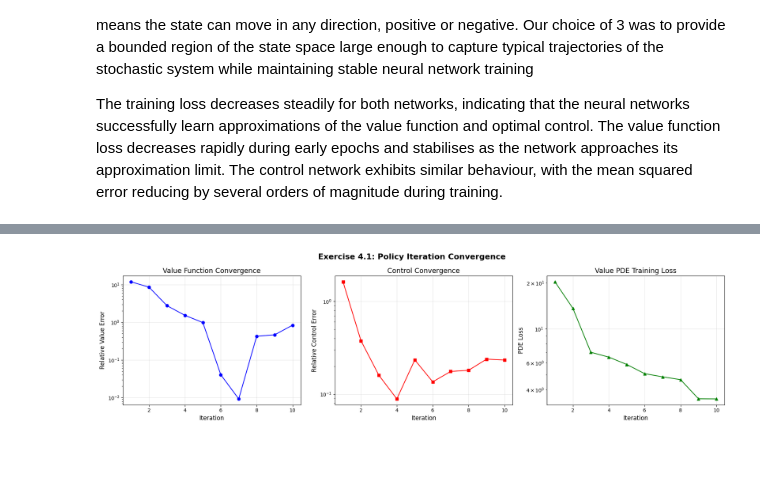
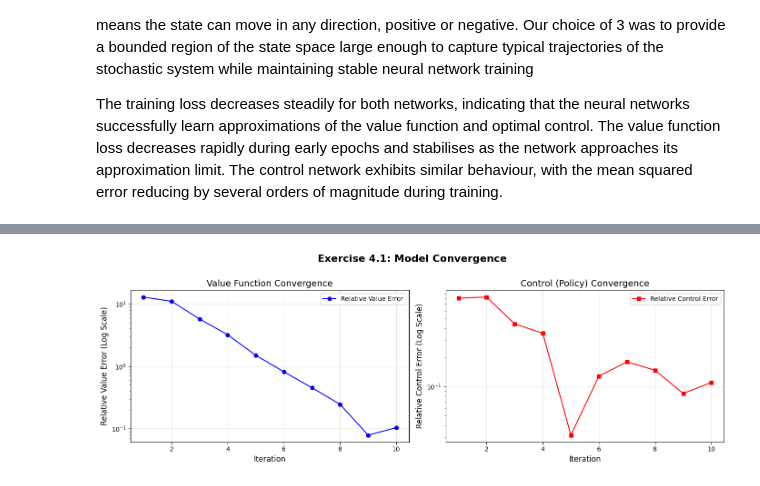
Before and after one commit to Conorgrant45/Stochastic-Control-Dynamic-Asset-Allocation, a Jupyter notebook: Assignment.ipynb, the cells around one changed output, grey strips where cells are left out. Drawn from its saved outputs; the diff is of its cells as text; code cells hidden in the pictures; blank space fills up the shorter version.

```diff
--- a/Assignment.ipynb
+++ b/Assignment.ipynb
@@ -375,10 +324,5 @@ Variance reduction:     0.33x
 # %%
-import LQR as LQR
-importlib.reload(LQR)
-import dgm_lqr as dgm_lqr
-importlib.reload(dgm_lqr)
-from dgm_lqr import PDE_DGM_LQR
-
+# Question 4
 pia_solver = PDE_DGM_LQR(
     d=2, m=2,
     H=lqr_sim.H, M=lqr_sim.M, C=lqr_sim.C,
@@ -388,44 +332,72 @@ pia_solver = PDE_DGM_LQR(
     mode="policy_iteration",
 )
 
-# Use improved policy iteration (_fit_policy_iteration_2):
-#   - persistent v_net Adam optimizer (keeps momentum across iterations)
-#   - separate learning rates for value and control nets
-#   - cosine annealing LR schedule + gradient clipping
+# Use improved policy iteration
 pia_solver.fit(
-    max_updates=10,      # number of policy iterations
+    max_updates=10,
     pde_epochs=3000,
     ham_epochs=1000,
     batch_size=512,
-    lr=5e-4,             # value net learning rate
-    lr_a=1e-3,           # control net learning rate (higher = faster policy update)
+    lr=5e-4,
+    lr_a=1e-3,
 )
 
 pia_history = pia_solver.pia_history
 
-fig, axes = plt.subplots(1, 3, figsize=(18, 5))
+iterations = range(1, len(pia_history["v_error"]) + 1)
 
-axes[0].semilogy(range(1, len(pia_history["v_error"]) + 1), pia_history["v_error"], "bo-")
-axes[0].set_xlabel("Iteration", fontsize=12)
-axes[0].set_ylabel("Relative Value Error", fontsize=12)
-axes[0].set_title("Value Function Convergence", fontsize=14)
-axes[0].grid(True, alpha=0.3)
 
-axes[1].semilogy(range(1, len(pia_history["a_error"]) + 1), pia_history["a_error"], "rs-")
-axes[1].set_xlabel("Iteration", fontsize=12)
-axes[1].set_ylabel("Relative Control Error", fontsize=12)
-axes[1].set_title("Control Convergence", fontsize=14)
-axes[1].grid(True, alpha=0.3)
+# FIGURE 1: Value and Control Convergence (Error Plots)
+fig1, (ax1, ax2) = plt.subplots(1, 2, figsize=(14, 5))
 
-axes[2].semilogy(range(1, len(pia_history["v_loss"]) + 1), pia_history["v_loss"], "g^-")
-axes[2].set_xlabel("Iteration", fontsize=12)
-axes[2].set_ylabel("PDE Loss", fontsize=12)
-axes[2].set_title("Value PDE Training Loss", fontsize=14)
-axes[2].grid(True, alpha=0.3)
+# Plot 1: Value Function Convergence
+ax1.semilogy(iterations, pia_history["v_error"], 'bo-', label='Relative Value Error')
+ax1.set_xlabel('Iteration', fontsize=12)
+ax1.set_ylabel('Relative Value Error (Log Scale)', fontsize=12)
+ax1.set_title('Value Function Convergence', fontsize=14)
+ax1.grid(True, alpha=0.3)
+ax1.legend()
 
-plt.suptitle("Exercise 4.1: Policy Iteration Convergence", fontsize=16, fontweight="bold")
-plt.tight_layout()
-plt.savefig("figures/ex4_1_value_error.png", dpi=150, bbox_inches="tight")
+# Plot 2: Control Convergence
+ax2.semilogy(iterations, pia_history["a_error"], 'rs-', label='Relative Control Error')
+ax2.set_xlabel('Iteration', fontsize=12)
+ax2.set_ylabel('Relative Control Error (Log Scale)', fontsize=12)
+ax2.set_title('Control (Policy) Convergence', fontsize=14)
+ax2.grid(True, alpha=0.3)
+ax2.legend()
+
+# Formatting and Saving Fig 1
+fig1.suptitle('Exercise 4.1: Model Convergence', fontsize=16, fontweight="bold")
+fig1.tight_layout(rect=[0, 0.03, 1, 0.97]) # Adjusted for suptitle space
+fig1.savefig('figures/ex4_1_value_error.png', dpi=150, bbox_inches='tight')
+print("Saved Figure 1: figures/ex4_1_value_error.png")
+
+
+# FIGURE 2: Internal dynamics (Loss Plots)
+fig2, (ax3, ax4) = plt.subplots(1, 2, figsize=(14, 5))
+
+# Plot 3: Value PDE Training Loss
+ax3.semilogy(iterations, pia_history["v_loss"], 'g^-', label='PDE Loss')
+ax3.set_xlabel('Iteration', fontsize=12)
+ax3.set_ylabel('PDE Loss (Log Scale)', fontsize=12)
+ax3.set_title('Value PDE Training Loss', fontsize=14)
+ax3.grid(True, alpha=0.3)
+ax3.legend()
+
+# Plot 4: Hamiltonian Minimization
+ax4.plot(iterations, pia_history["h_loss_final"], 'm*-', label='Hamiltonian')
+ax4.set_xlabel('Iteration', fontsize=12)
+ax4.set_ylabel('Full Hamiltonian H(t,x,a)', fontsize=12)
+ax4.set_title('Full Hamiltonian over Iterations', fontsize=14)
+ax4.grid(True, alpha=0.3)
+ax4.legend()
+
+# Formatting and Saving Fig 2
+fig2.suptitle('Exercise 4.1: Internal Training Dynamics', fontsize=16, fontweight="bold")
+fig2.tight_layout(rect=[0, 0.03, 1, 0.97])
+fig2.savefig('figures/ex4_1_training_dynamics.png', dpi=150, bbox_inches='tight')
+print("Saved Figure 2: figures/ex4_1_training_dynamics.png")
+
 plt.show()
 # %% [output]
 Riccati reference  v(0,x0)=0.853332,  a(0,x0)=[-3.26969144 -3.26969144]
@@ -448 +420 @@ Restored best model (v_err=0.0092)
-[figure, old version]
+[figure, new version]
```
Also changed, not shown: parts of 13 cells of this notebook, 8 other files.
